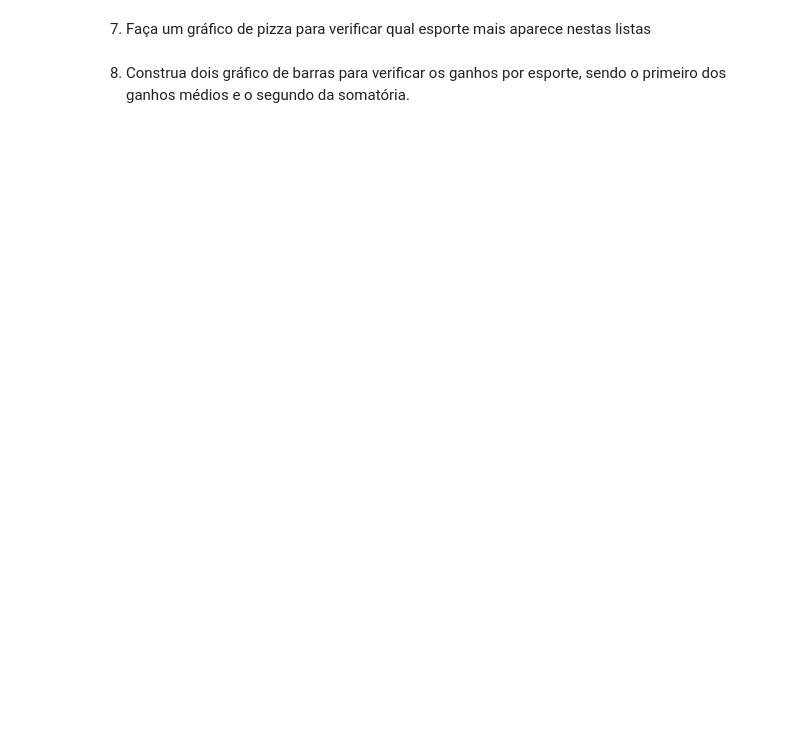
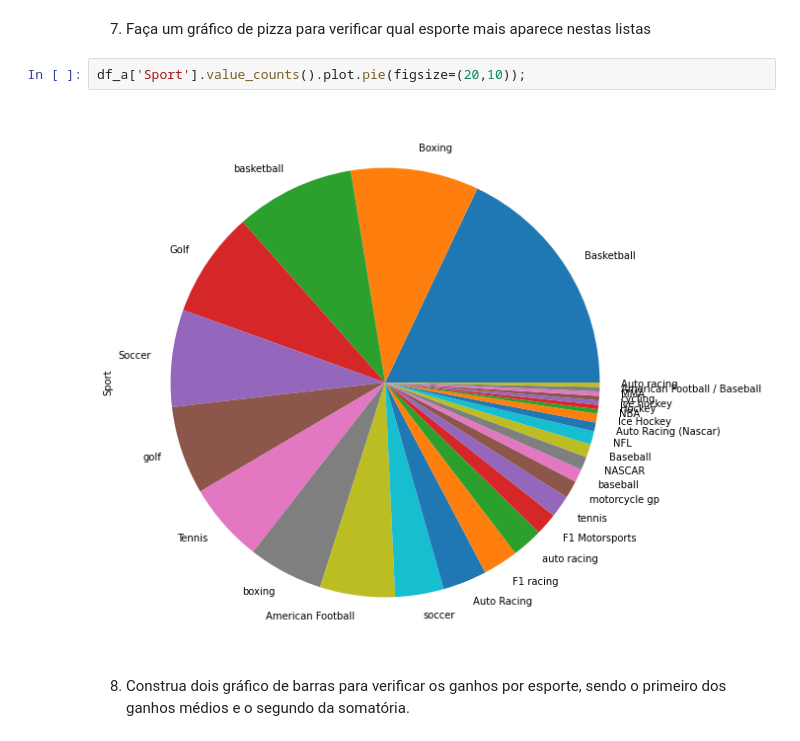
Before and after one commit to joaopasini/letscode_repository, a Jupyter notebook: Módulo 5 - Técnicas de Programação II - Python/Aulas/Aula 2 - Continuação Gráficos com Pandas.ipynb, the cells around one changed output. Drawn from its saved outputs; the diff is of its cells as text; blank space fills up the shorter version.

```diff
--- a/Módulo 5 - Técnicas de Programação II - Python/Aulas/Aula 2 - Continuação Gráficos com Pandas.ipynb
+++ b/Módulo 5 - Técnicas de Programação II - Python/Aulas/Aula 2 - Continuação Gráficos com Pandas.ipynb
@@ -266,4 +318,8 @@ df_a.groupby("Name", as_index=False).mean().sort_values('earnings ($ million)')
 # %% [markdown]
 7) Faça um gráfico de pizza para verificar qual esporte mais aparece nestas listas
+# %%
+df_a['Sport'].value_counts().plot.pie(figsize=(20,10));
+# %% [output]
+[figure, added]
 # %% [markdown]
 8) Construa dois gráfico de barras para verificar os ganhos por esporte, sendo o primeiro dos ganhos médios e o segundo da somatória.
```
Also changed, not shown: parts of 18 cells of this notebook.
